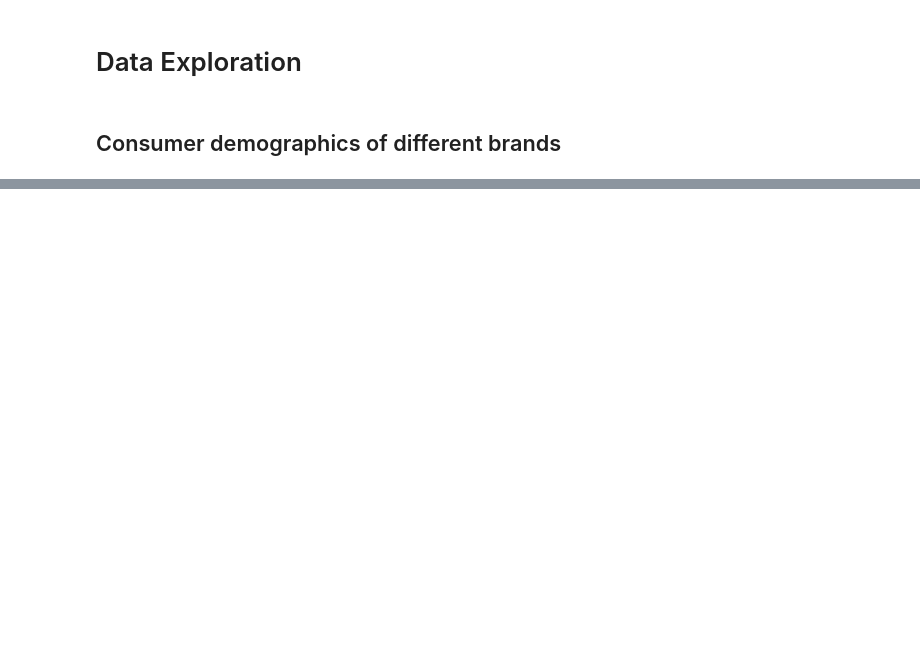
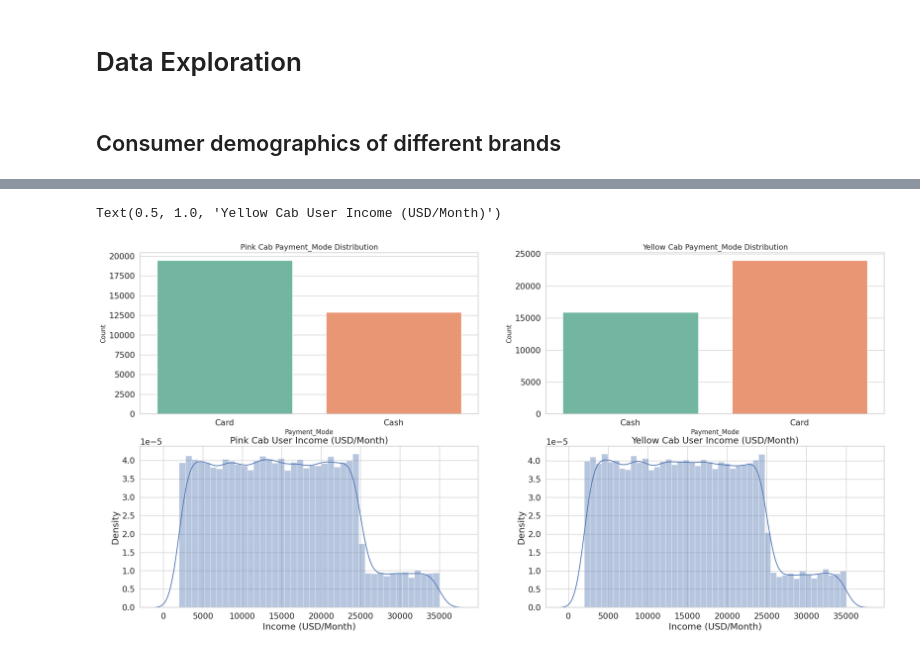
Before and after one commit to DDDk3332/Data-Glacier-assignment, a Jupyter notebook: week 2/DataGlacier_week_2.ipynb, the cells around one changed output, grey strips where cells are left out. Cells and saved outputs as stored; diff of their text form; code cells hidden in the pictures; blank space fills up the shorter version.

```diff
--- a/week 2/DataGlacier_week_2.ipynb
+++ b/week 2/DataGlacier_week_2.ipynb
@@ -113,0 +121,31 @@ plt.show()
+# %%
+import warnings
+warnings.simplefilter(action='ignore', category=FutureWarning)
+warnings.filterwarnings("ignore", category=UserWarning)
+
+# Set the graphic style and set the font size
+sns.set(style="whitegrid", font_scale=1.4)
+
+# Create a large graphic
+fig, axes = plt.subplots(nrows=2, ncols=2, figsize=(25, 12))
+
+#bar chart payment mode
+sns.countplot(x='Payment_Mode', data=pink_unique_users, ax=axes[0, 0], palette='Set2')
+axes[0, 0].set_title('Pink Cab Payment_Mode Distribution', fontsize=14)
+axes[0, 0].set_xlabel('Payment_Mode', fontsize=12)
+axes[0, 0].set_ylabel('Count', fontsize=12)
+
+sns.countplot(x='Payment_Mode', data=yellow_unique_users, ax=axes[0, 1], palette='Set2')
+axes[0, 1].set_title('Yellow Cab Payment_Mode Distribution', fontsize=14)
+axes[0, 1].set_xlabel('Payment_Mode', fontsize=12)
+axes[0, 1].set_ylabel('Count', fontsize=12)
+
+#Income distribution
+sns.distplot(pink_unique_users['Income (USD/Month)'], ax=axes[1, 0])
+axes[1, 0].set_title('Pink Cab User Income (USD/Month)')
+
+sns.distplot(yellow_unique_users['Income (USD/Month)'], ax=axes[1, 1])
+axes[1, 1].set_title('Yellow Cab User Income (USD/Month)')
+# %% [output]
+Text(0.5, 1.0, 'Yellow Cab User Income (USD/Month)')
+[figure, added]
```
Also changed, not shown: parts of 27 cells of this notebook.
